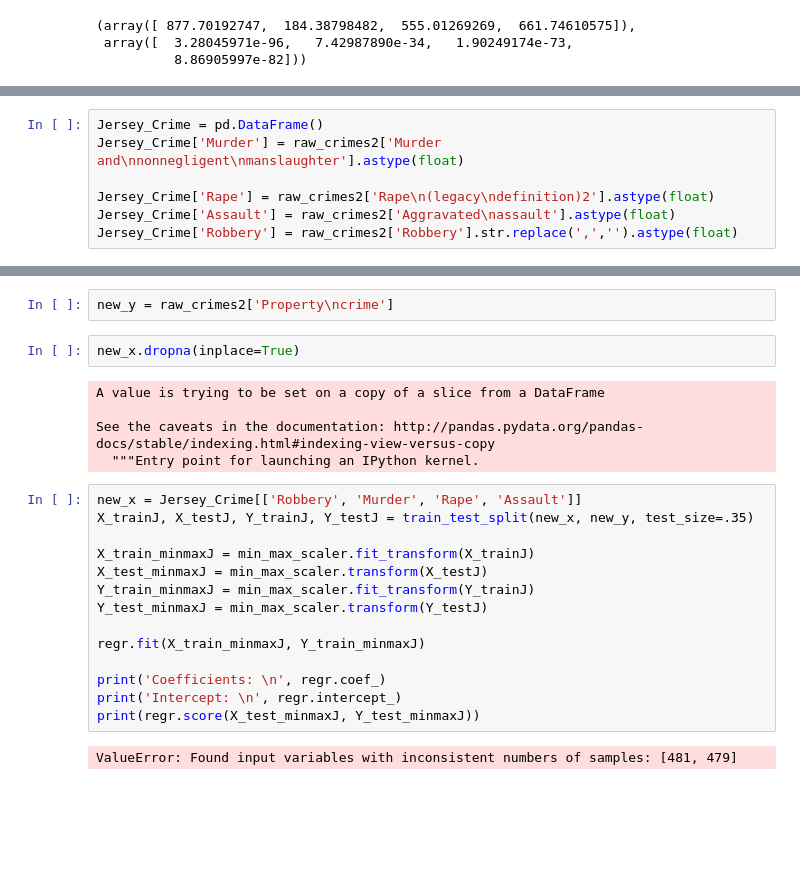
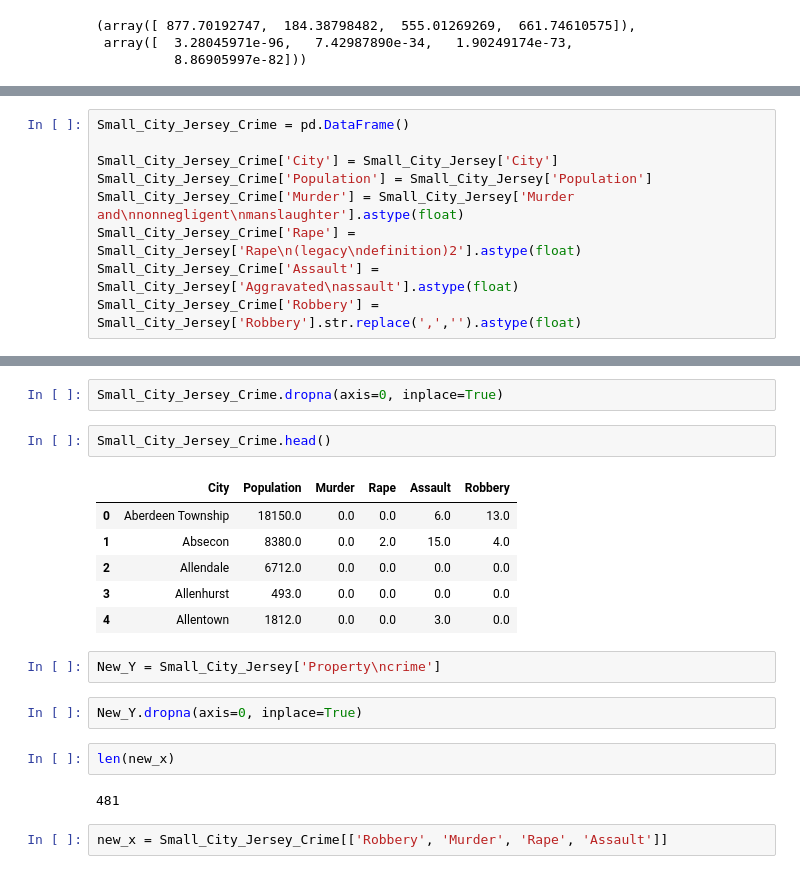
Before and after one commit to Schmidt8181/NY_Crime2013, a Jupyter notebook: NY_Crime_2013.ipynb, the cells around one changed output, grey strips where cells are left out. Drawn from its saved outputs; the diff is of its cells as text; blank space fills up the shorter version.

Commit message:
Cross validation, new data re validate

```diff
--- a/NY_Crime_2013.ipynb
+++ b/NY_Crime_2013.ipynb
@@ -329,7 +364,9 @@ raw_crimes2.head()
 # %%
-Jersey_Crime = pd.DataFrame()
-Jersey_Crime['Murder'] = raw_crimes2['Murder and\nnonnegligent\nmanslaughter'].astype(float)
+Small_City_Jersey_Crime = pd.DataFrame()
 
-Jersey_Crime['Rape'] = raw_crimes2['Rape\n(legacy\ndefinition)2'].astype(float)
-Jersey_Crime['Assault'] = raw_crimes2['Aggravated\nassault'].astype(float)
-Jersey_Crime['Robbery'] = raw_crimes2['Robbery'].str.replace(',','').astype(float)
+Small_City_Jersey_Crime['City'] = Small_City_Jersey['City']
+Small_City_Jersey_Crime['Population'] = Small_City_Jersey['Population']
+Small_City_Jersey_Crime['Murder'] = Small_City_Jersey['Murder and\nnonnegligent\nmanslaughter'].astype(float)
+Small_City_Jersey_Crime['Rape'] = Small_City_Jersey['Rape\n(legacy\ndefinition)2'].astype(float)
+Small_City_Jersey_Crime['Assault'] = Small_City_Jersey['Aggravated\nassault'].astype(float)
+Small_City_Jersey_Crime['Robbery'] = Small_City_Jersey['Robbery'].str.replace(',','').astype(float)
@@ -338,25 +383,21 @@ raw_crimes2['Property\ncrime'].str.replace(',','').astype(float);
+# %%
+Small_City_Jersey_Crime.dropna(axis=0, inplace=True)
+# %%
+Small_City_Jersey_Crime.head()
+# %% [output]
+|  | City | Population | Murder | Rape | Assault | Robbery |
+| 0 | Aberdeen Township | 18150.0 | 0.0 | 0.0 | 6.0 | 13.0 |
+| 1 | Absecon | 8380.0 | 0.0 | 2.0 | 15.0 | 4.0 |
+| 2 | Allendale | 6712.0 | 0.0 | 0.0 | 0.0 | 0.0 |
+| 3 | Allenhurst | 493.0 | 0.0 | 0.0 | 0.0 | 0.0 |
+| 4 | Allentown | 1812.0 | 0.0 | 0.0 | 3.0 | 0.0 |
 # %%
-new_y = raw_crimes2['Property\ncrime']
+New_Y = Small_City_Jersey['Property\ncrime']
 # %%
-new_x.dropna(inplace=True)
+New_Y.dropna(axis=0, inplace=True)
-# %% [output]
-A value is trying to be set on a copy of a slice from a DataFrame
-
-See the caveats in the documentation: http://pandas.pydata.org/pandas-docs/stable/indexing.html#indexing-view-versus-copy
-  """Entry point for launching an IPython kernel.
-# %%
-new_x = Jersey_Crime[['Robbery', 'Murder', 'Rape', 'Assault']]
-X_trainJ, X_testJ, Y_trainJ, Y_testJ = train_test_split(new_x, new_y, test_size=.35)
-
-X_train_minmaxJ = min_max_scaler.fit_transform(X_trainJ)
-X_test_minmaxJ = min_max_scaler.transform(X_testJ)
-Y_train_minmaxJ = min_max_scaler.fit_transform(Y_trainJ)
-Y_test_minmaxJ = min_max_scaler.transform(Y_testJ)
-
-regr.fit(X_train_minmaxJ, Y_train_minmaxJ)
-
-print('Coefficients: \n', regr.coef_)
-print('Intercept: \n', regr.intercept_)
-print(regr.score(X_test_minmaxJ, Y_test_minmaxJ))
-# %% [output]
-ValueError: Found input variables with inconsistent numbers of samples: [481, 479]
+# %%
+len(new_x)
+# %% [output]
+481
+# %%
+new_x = Small_City_Jersey_Crime[['Robbery', 'Murder', 'Rape', 'Assault']]
```
Also changed, not shown: parts of 17 cells of this notebook.
